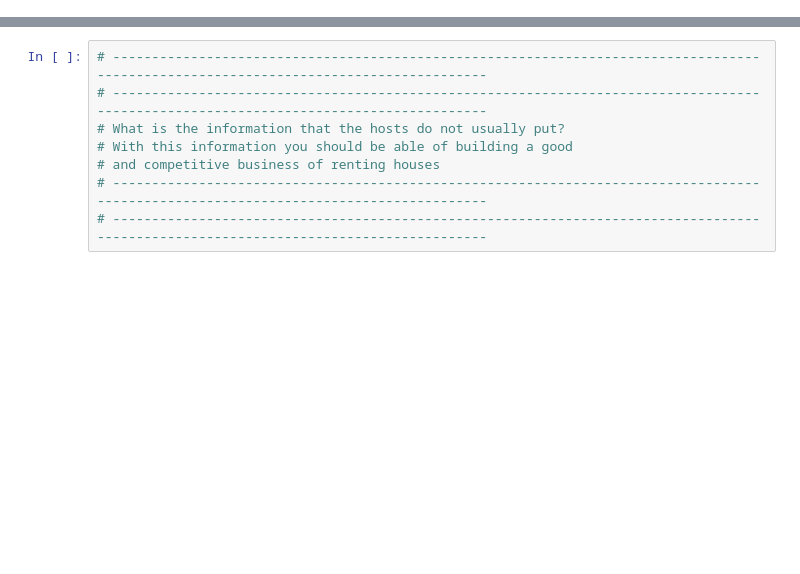
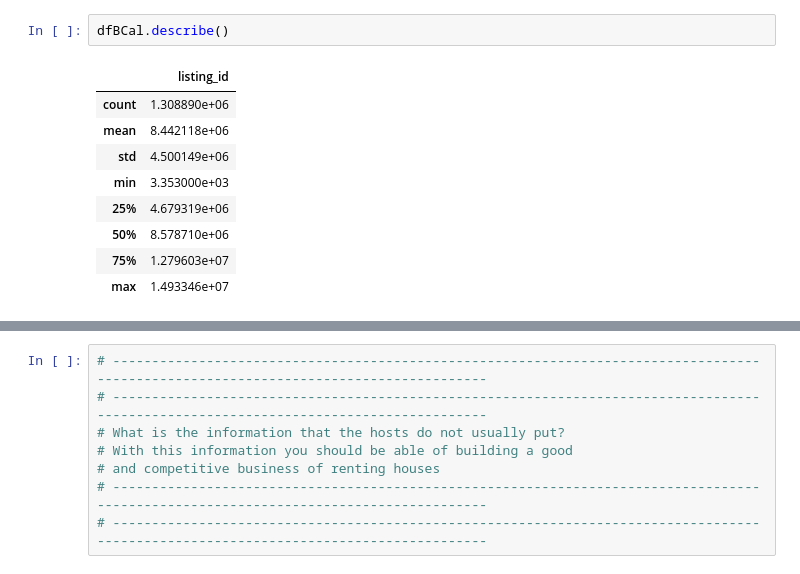
Before and after one commit to edwincalladurandal/UdacityAirbnbJupyter, a Jupyter notebook: FinalProjectAirbnb.ipynb, the cells around one changed output, grey strips where cells are left out. Drawn from its saved outputs; the diff is of its cells as text; blank space fills up the shorter version.

```diff
--- a/FinalProjectAirbnb.ipynb
+++ b/FinalProjectAirbnb.ipynb
@@ -36,0 +48,12 @@ dfBRev = pd.read_csv('C:/Users/calla/Desktop/ECD/UDACITY/Nano_Degree_Data_Scienc
+# %%
+dfBCal.describe()
+# %% [output]
+|  | listing_id |
+| count | 1.308890e+06 |
+| mean | 8.442118e+06 |
+| std | 4.500149e+06 |
+| min | 3.353000e+03 |
+| 25% | 4.679319e+06 |
+| 50% | 8.578710e+06 |
+| 75% | 1.279603e+07 |
+| max | 1.493346e+07 |
```
Also changed, not shown: parts of 11 cells of this notebook.
